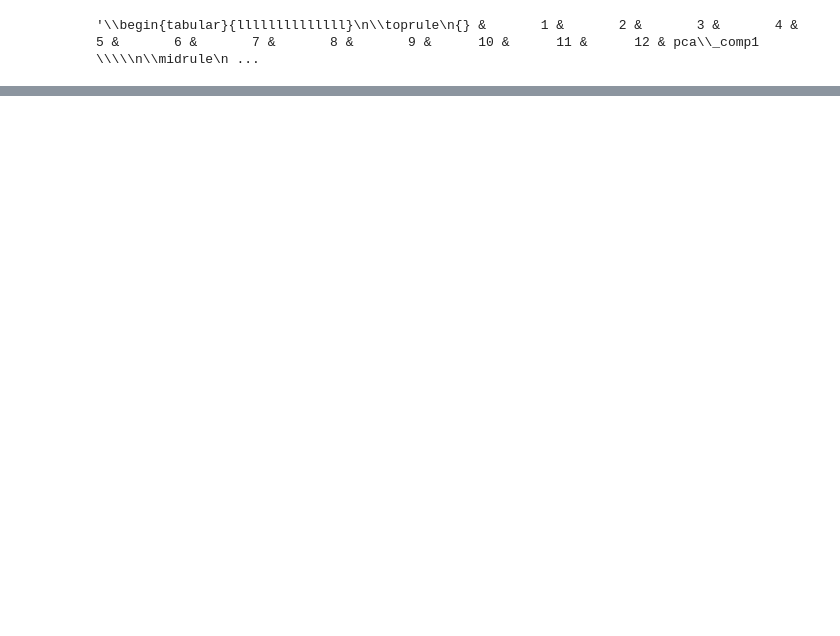
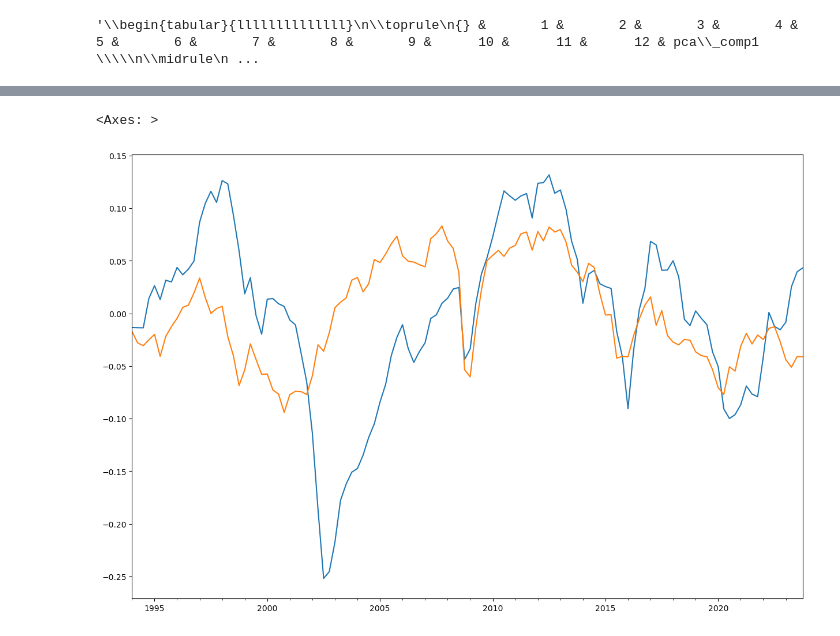
Before and after one commit to Allisterh/SVAR-Kanzig_Shousha_SVARIV, a Jupyter notebook: Kanzig_Shousha_SVARIV.ipynb, the cells around one changed output, grey strips where cells are left out. Drawn from its saved outputs; the diff is of its cells as text; code cells hidden in the pictures; blank space fills up the shorter version.

```diff
--- a/Kanzig_Shousha_SVARIV.ipynb
+++ b/Kanzig_Shousha_SVARIV.ipynb
@@ -627,0 +616,8 @@ False
+# %%
+dataR = pd.read_excel('./Main_Data/rawDataM.xlsx', sheet_name="Data", index_col=0, na_values=0)
+dataR.index = pd.to_datetime(dataR.index, format='%YM%m')
+dataR.index.freq = 'MS'
+dataR = dataR['2017-12-12' >= dataR.index][dataR.index >= '1974-01-01'].fillna(0)
+dataR1 = dataR[['UNRATE','INDPRO','PCE','PCEPI']]
+dataR1['POIL']=All1['POIL']
+dataR1['PCE'] = np.log(dataR1['PCE']/dataR1['PCEPI'])*100
@@ -627,0 +846,5 @@ False
+# %%
+dataR2 = np.log(dataR[['CPILFESL','CPIENGSL','CUSR0000SAN','CUSR0000SAD','CUSR0000SAS']].copy())*100
+dataR2['POIL']=All1['POIL']
+dataR2['CPILFESL'] = np.log(All['CPI'])*100
+dataR2.columns= ['HEADLINE','ENERGY','NONDURABLES','DURABLES','SERVICES','POIL']
@@ -627,0 +1078,5 @@ False
+# %%
+ExchangeM = pd.read_excel('./Main_Data/broad.xlsx', sheet_name="Real", index_col=0, na_values=0)
+ExchangeM.index = pd.to_datetime(ExchangeM.index)
+# Aggregate quarterly by mean
+ExchangeQ = ExchangeM.resample('Q').mean()
@@ -627,0 +1140,22 @@ False
+# %%
+# Load Credit data from Excel file
+Credit = pd.read_excel('./Main_Data/TotalCredit.xlsx', sheet_name="Quarterly Series")
+
+# Define lists of countries for Emerging and Advanced Economies
+emerging_countries = ['Argentina', 'Brazil', 'Chile', 'Colombia', 'South Africa']
+advanced_countries = ['Australia', 'Canada', 'New Zealand', 'Norway', 'United States']
+
+# Extract the relevant columns for Emerging and Advanced Economies
+selected_columns = ['Back to menu'] + [f'{country} - Credit to Non-financial corporations from All sectors at Market value - Domestic currency - Unadjusted' for country in emerging_countries + advanced_countries]
+
+# Extract the relevant rows
+Credit_Q = Credit[selected_columns].drop([0, 2], axis=0).set_index('Back to menu')
+
+# Convert the index to datetime format
+Credit_Q.index = pd.to_datetime(Credit_Q.index)
+
+# Assuming there's a typo in the next line
+Credit_Q.columns = Credit_Q.iloc[0].values
+
+# Drop rows with 'NaT' in the 'Back to menu' column
+CreditQ = Credit_Q.drop('NaT', axis=0)
@@ -627,0 +1284,6 @@ False
+# %%
+FCBC(RWLDL(ExchangeQ),'E').mean(axis=1).plot()
+FCBC(RWLDL(ExchangeQ),'A').mean(axis=1).plot()
+# %% [output]
+<Axes: >
+[figure, added]
```
Also changed, not shown: parts of 22 cells of this notebook.
